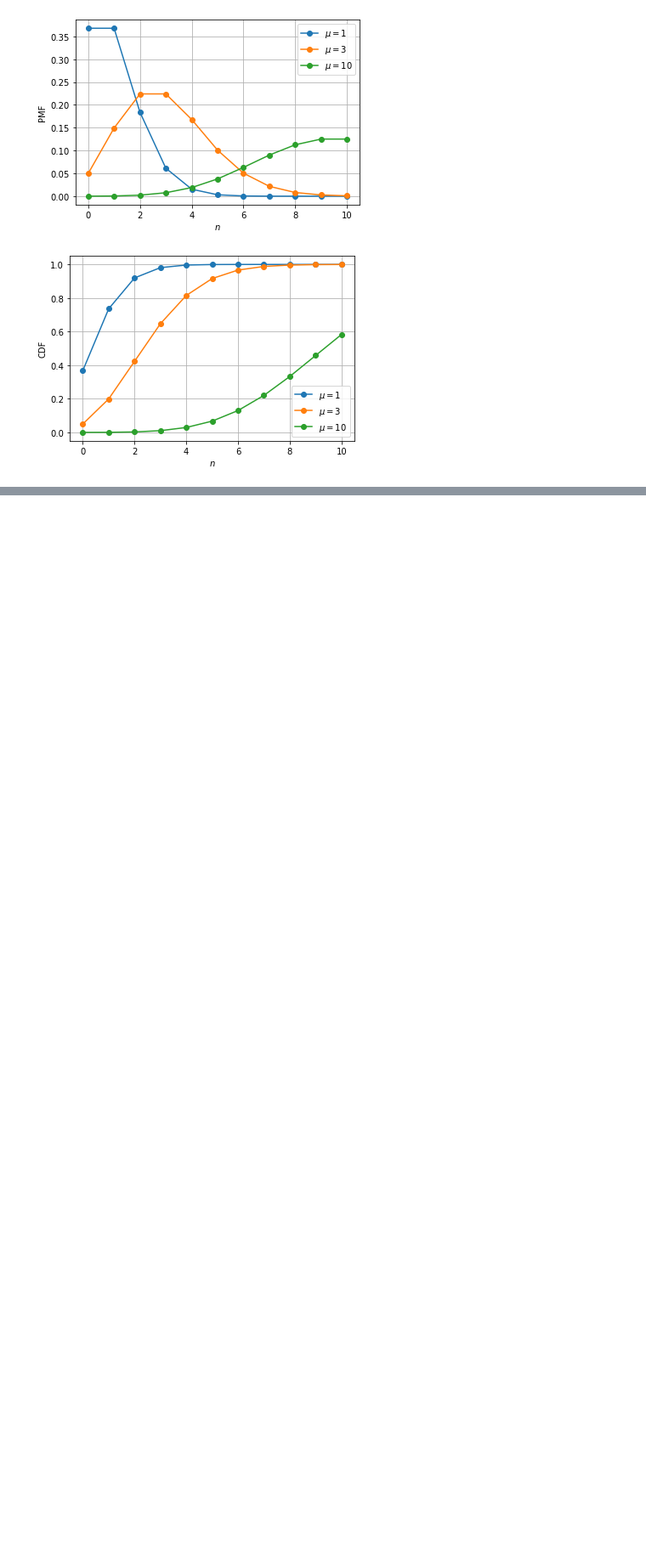
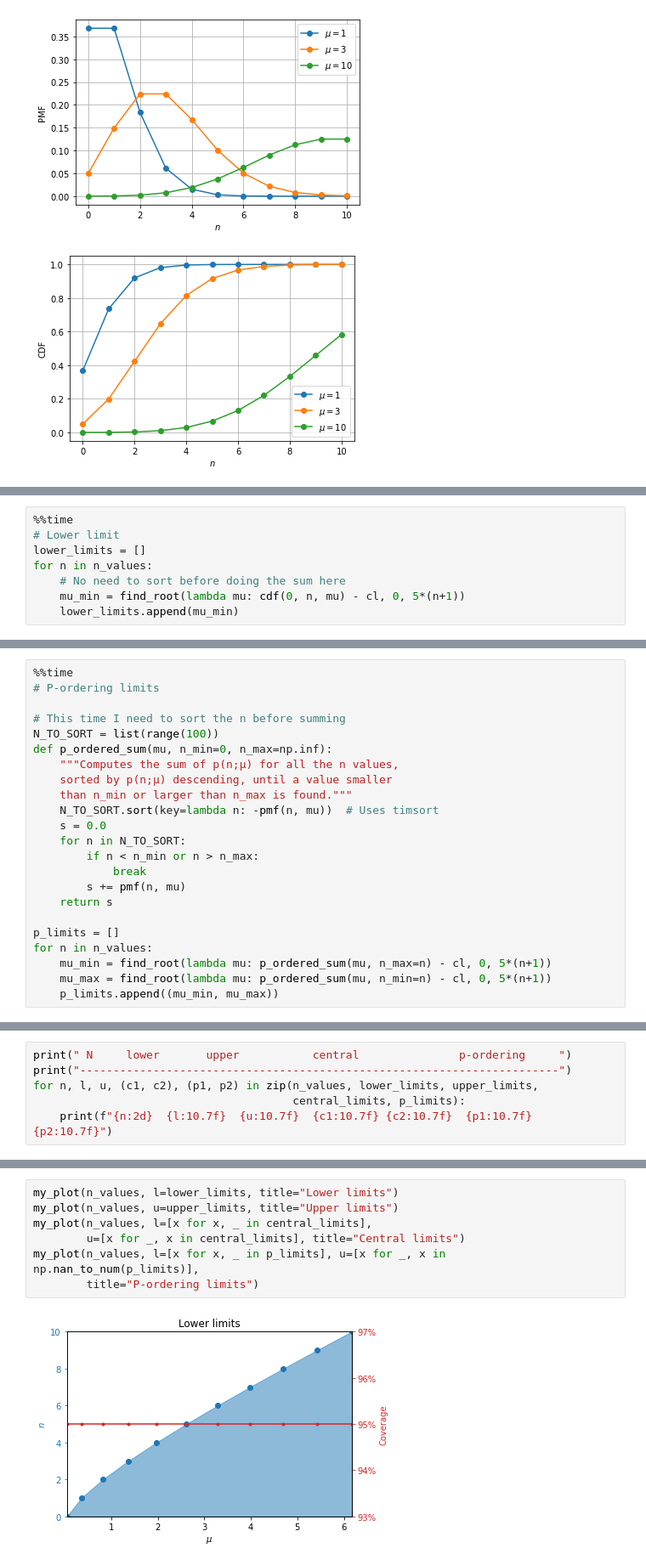
Before and after one commit to lmassach/statistical-analysis-lab, a Jupyter notebook: 05 Exercises Attempt 2.ipynb, the cells around one changed output, grey strips where cells are left out. Shown: that part at 85% size. Saved outputs shown, nothing was run; the diff lists cells and outputs as text; blank space fills up the shorter version.

```diff
--- a/05 Exercises Attempt 2.ipynb
+++ b/05 Exercises Attempt 2.ipynb
@@ -79,0 +86,8 @@ def find_root(f, x1, x2, precision=1e-7):
+# %%
+%%time
+# Lower limit
+lower_limits = []
+for n in n_values:
+    # No need to sort before doing the sum here
+    mu_min = find_root(lambda mu: cdf(0, n, mu) - cl, 0, 5*(n+1))
+    lower_limits.append(mu_min)
@@ -79,0 +125,23 @@ def find_root(f, x1, x2, precision=1e-7):
+# %%
+%%time
+# P-ordering limits
+
+# This time I need to sort the n before summing
+N_TO_SORT = list(range(100))
+def p_ordered_sum(mu, n_min=0, n_max=np.inf):
+    """Computes the sum of p(n;μ) for all the n values,
+    sorted by p(n;μ) descending, until a value smaller
+    than n_min or larger than n_max is found."""
+    N_TO_SORT.sort(key=lambda n: -pmf(n, mu))  # Uses timsort
+    s = 0.0
+    for n in N_TO_SORT:
+        if n < n_min or n > n_max:
+            break
+        s += pmf(n, mu)
+    return s
+
+p_limits = []
+for n in n_values:
+    mu_min = find_root(lambda mu: p_ordered_sum(mu, n_max=n) - cl, 0, 5*(n+1))
+    mu_max = find_root(lambda mu: p_ordered_sum(mu, n_min=n) - cl, 0, 5*(n+1))
+    p_limits.append((mu_min, mu_max))
@@ -79,0 +154,6 @@ def find_root(f, x1, x2, precision=1e-7):
+# %%
+print(" N     lower       upper           central               p-ordering     ")
+print("------------------------------------------------------------------------")
+for n, l, u, (c1, c2), (p1, p2) in zip(n_values, lower_limits, upper_limits,
+                                       central_limits, p_limits):
+    print(f"{n:2d}  {l:10.7f}  {u:10.7f}  {c1:10.7f} {c2:10.7f}  {p1:10.7f} {p2:10.7f}")
@@ -79,0 +219,9 @@ def find_root(f, x1, x2, precision=1e-7):
+# %%
+my_plot(n_values, l=lower_limits, title="Lower limits")
+my_plot(n_values, u=upper_limits, title="Upper limits")
+my_plot(n_values, l=[x for x, _ in central_limits],
+        u=[x for _, x in central_limits], title="Central limits")
+my_plot(n_values, l=[x for x, _ in p_limits], u=[x for _, x in np.nan_to_num(p_limits)],
+        title="P-ordering limits")
+# %% [output]
+[figure, added]
```
Also changed, not shown: parts of 11 cells of this notebook, 1 other file.
